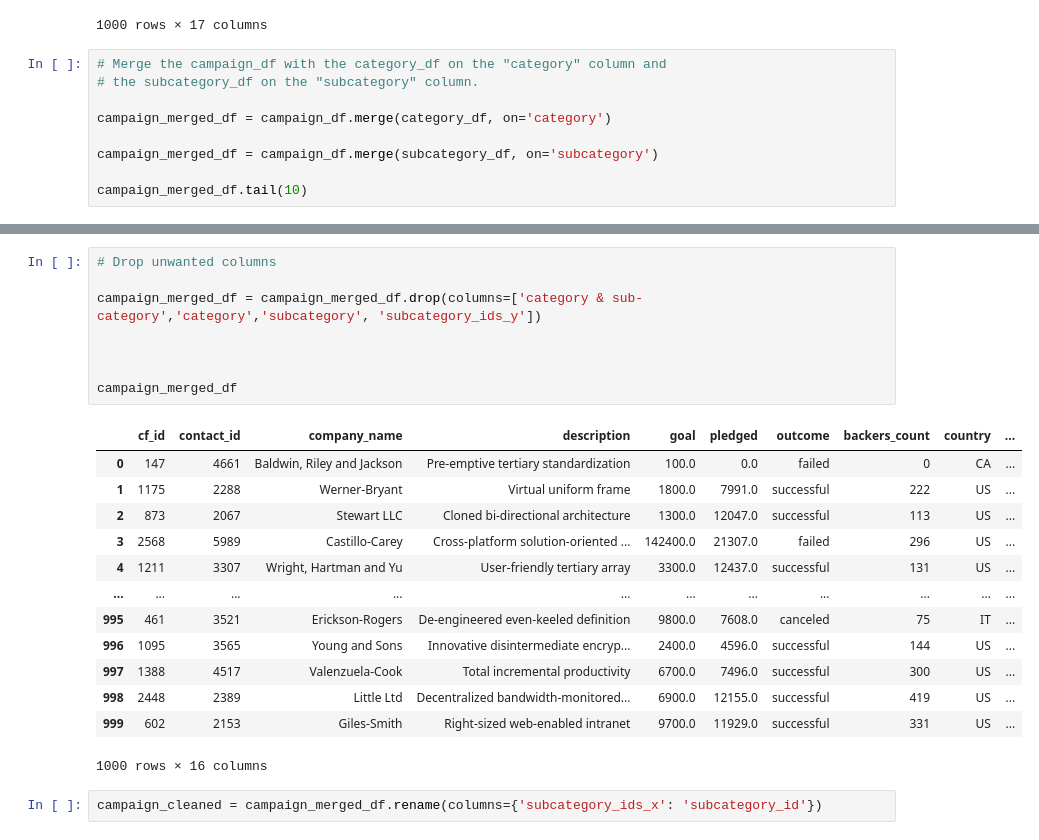
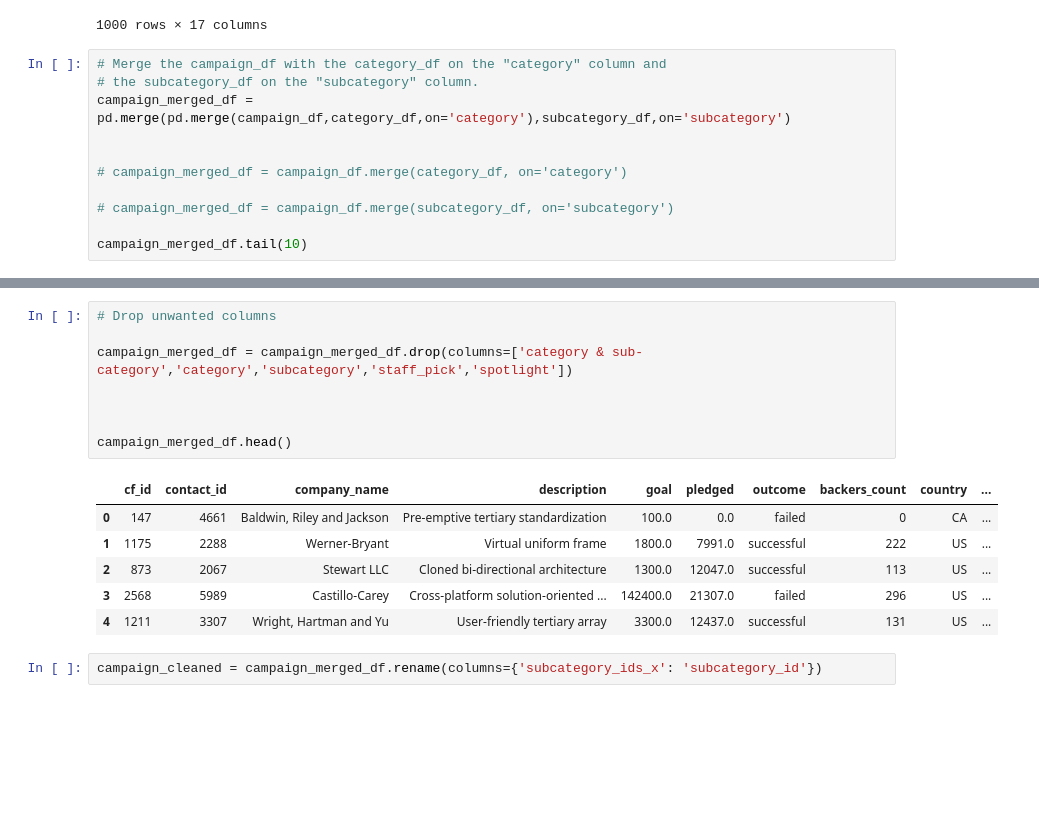
Before and after one commit to kuromasadev/Crowdfunding_ETL, a Jupyter notebook: ETL_Mini_Project_Starter_Code.ipynb, the cells around one changed output, grey strips where cells are left out. Drawn from its saved outputs; the diff is of its cells as text; blank space fills up the shorter version.

```diff
--- a/ETL_Mini_Project_Starter_Code.ipynb
+++ b/ETL_Mini_Project_Starter_Code.ipynb
@@ -277,10 +279,12 @@ campaign_df
 # %%
 # Merge the campaign_df with the category_df on the "category" column and
 # the subcategory_df on the "subcategory" column.
+campaign_merged_df = pd.merge(pd.merge(campaign_df,category_df,on='category'),subcategory_df,on='subcategory')
 
-campaign_merged_df = campaign_df.merge(category_df, on='category')
 
-campaign_merged_df = campaign_df.merge(subcategory_df, on='subcategory')
+# campaign_merged_df = campaign_df.merge(category_df, on='category')
+
+# campaign_merged_df = campaign_df.merge(subcategory_df, on='subcategory')
 
 campaign_merged_df.tail(10)
 # %% [output]
@@ -298,25 +302,18 @@ campaign_merged_df.tail(10)
 # %%
 # Drop unwanted columns
 
-campaign_merged_df = campaign_merged_df.drop(columns=['category & sub-category','category','subcategory', 'subcategory_ids_y'])
+campaign_merged_df = campaign_merged_df.drop(columns=['category & sub-category','category','subcategory','staff_pick','spotlight'])
 
 
 
-campaign_merged_df
+campaign_merged_df.head()
 # %% [output]
 |  | cf_id | contact_id | company_name | description | goal | pledged | outcome | backers_count | country | ... |
 | 0 | 147 | 4661 | Baldwin, Riley and Jackson | Pre-emptive tertiary standardization | 100.0 | 0.0 | failed | 0 | CA | ... |
 | 1 | 1175 | 2288 | Werner-Bryant | Virtual uniform frame | 1800.0 | 7991.0 | successful | 222 | US | ... |
 | 2 | 873 | 2067 | Stewart LLC | Cloned bi-directional architecture | 1300.0 | 12047.0 | successful | 113 | US | ... |
 | 3 | 2568 | 5989 | Castillo-Carey | Cross-platform solution-oriented ... | 142400.0 | 21307.0 | failed | 296 | US | ... |
 | 4 | 1211 | 3307 | Wright, Hartman and Yu | User-friendly tertiary array | 3300.0 | 12437.0 | successful | 131 | US | ... |
-| ... | ... | ... | ... | ... | ... | ... | ... | ... | ... | ... |
-| 995 | 461 | 3521 | Erickson-Rogers | De-engineered even-keeled definition | 9800.0 | 7608.0 | canceled | 75 | IT | ... |
-| 996 | 1095 | 3565 | Young and Sons | Innovative disintermediate encryp... | 2400.0 | 4596.0 | successful | 144 | US | ... |
-| 997 | 1388 | 4517 | Valenzuela-Cook | Total incremental productivity | 6700.0 | 7496.0 | successful | 300 | US | ... |
-| 998 | 2448 | 2389 | Little Ltd | Decentralized bandwidth-monitored... | 6900.0 | 12155.0 | successful | 419 | US | ... |
-| 999 | 602 | 2153 | Giles-Smith | Right-sized web-enabled intranet | 9700.0 | 11929.0 | successful | 331 | US | ... |
-1000 rows × 16 columns
 # %%
 campaign_cleaned = campaign_merged_df.rename(columns={'subcategory_ids_x': 'subcategory_id'})
 # %%
```
Also changed, not shown: parts of 5 cells of this notebook, 2 other files.
